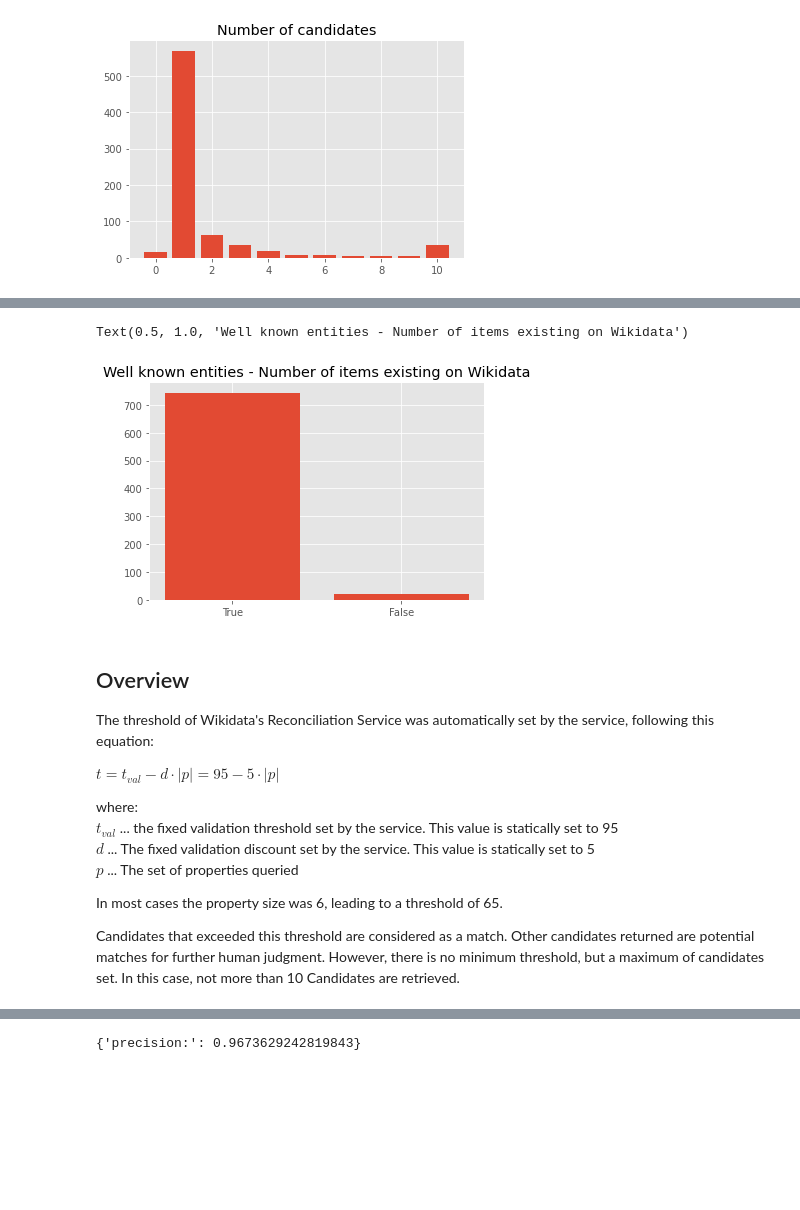
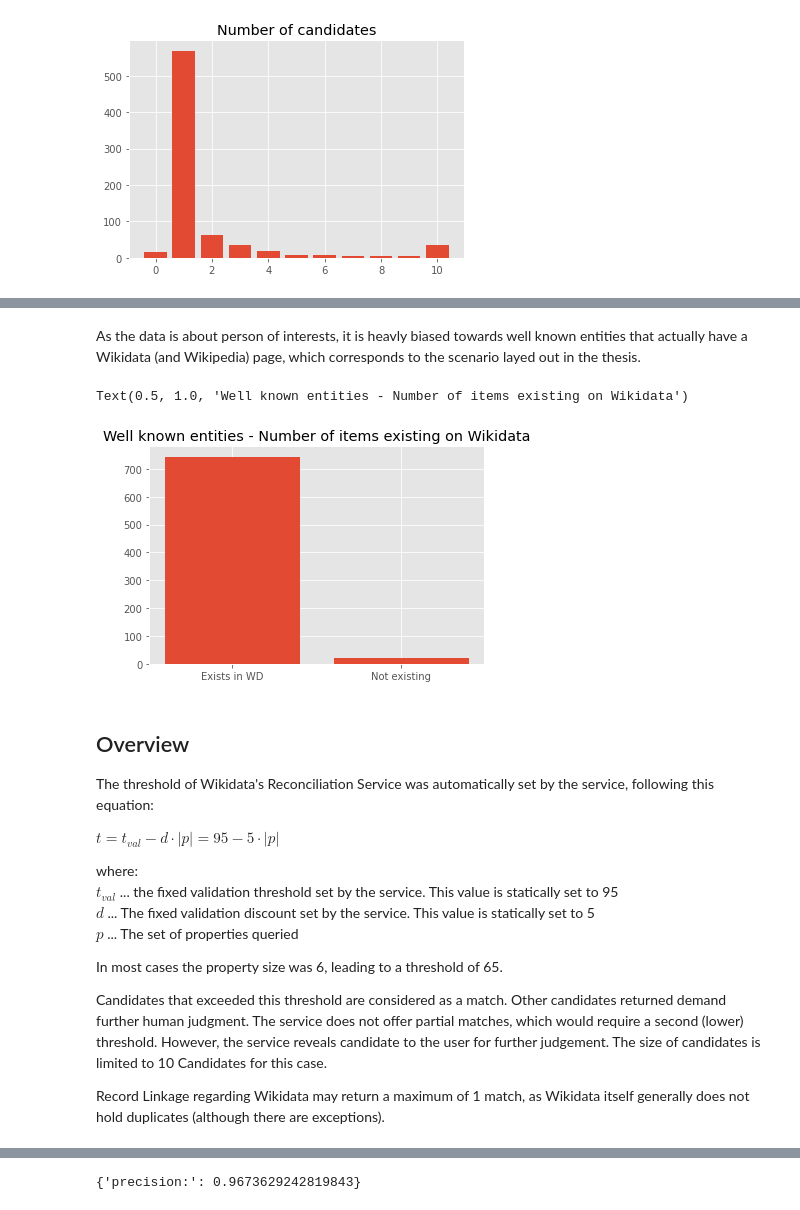
Before and after one commit to PeterWalchhofer/evaluation_bachelor_thesis, a Jupyter notebook: Analysis.ipynb, the cells around one changed output, grey strips where cells are left out. Cells and saved outputs as stored; diff of their text form; code cells hidden in the pictures; blank space fills up the shorter version.

```diff
--- a/Analysis.ipynb
+++ b/Analysis.ipynb
@@ -167,3 +154,9 @@ results = query_endpoint(batch_query)
 # %%
-#json.dump(results, open("./data/intermediate/api_responses.json","w"))
-results = json.load(open("./data/intermediate/api_responses.json"))
+%time
+# Commented out due to reproducibility reasons. API requests take some time and may return different results later on.
+if False:
+    batch_query = create_batch_queries(ftm_persons, "Q5") # Q5 is the Wikidata ID for type "Human".
+    results = query_endpoint(batch_query)
+    #json.dump(results, open("./data/intermediate/api_responses.json","w"))
+else:
+    results = json.load(open("./data/intermediate/api_responses.json"))
@@ -193,7 +170,7 @@ Knitting together API response and data to create a pandas table for further pro
 # %%
 
 intermed_table = []
-header = ["id", "name", "cd_wd_id", "cd_name","cd_match_estimate", "cd_score"]
+header = ["id", "name", "cd_wd_id", "cd_name","cd_match_pred", "cd_score"]
 for result, entity in zip(results, ftm_persons):
     candidates = result["result"]
     if len(candidates) > 0:
@@ -202,12 +179,16 @@ for result, entity in zip(results, ftm_persons):
                 candidate["match"], candidate["score"]])
     # If no results in response
     else:
-        intermed_table.append([entity.id,entity.first("name"), None,
-            None, False, None]) # implicit false made explicit
+        intermed_table.append([entity.id,entity.first("name"), None, None, \
+            False, None]) # implicit false made explicit
 
 cd_table = pandas.DataFrame(intermed_table, columns= header).merge(person_assignments,on="id")
 cd_table["match"] = cd_table["wikidata"] == cd_table["cd_wd_id"]
-
+#cd_table["match"] = np.select([
+#    cd_table["match"]
+#],["match"], default="no_match")
+#cd_table.loc[cd_table["match"]] = "match"
+#cd_table.loc[~cd_table["match"].] = "no_match"
 #cd_table["wikidata"] = cd_table["wikidata"].astype(str)
 #cd_table["cd_wd_id"] = cd_table["cd_wd_id"].astype(str)
 cd_table
@@ -255,14 +236,16 @@ cd_first_candidate
 | fe532c498a07fc06380579af855e68389... | Andrea Michaela Schartel | Q19501935 | Andrea-Michaela Schartel | True | 76.470588 | Q19501935 | True |
 | fea62afd157dd3f7ec3253d21547bb3b0... | Irene Neumann-Hartberger | Q81616188 | Irene Neumann-Hartberger | True | 76.470588 | Q81616188 | True |
 766 rows × 7 columns
+# %% [markdown]
+As the data is about person of interests, it is heavly biased towards well known entities that actually have a Wikidata (and Wikipedia) page, which corresponds to the scenario layed out in the thesis.
 # %%
 has_match = ~cd_first_candidate["wikidata"].isna()
 has_match.value_counts()
-plt.bar(["True", "False"],has_match.value_counts())
+plt.bar(["Exists in WD", "Not existing"],has_match.value_counts())
 plt.title("Well known entities - Number of items existing on Wikidata")
 # %% [output]
 Text(0.5, 1.0, 'Well known entities - Number of items existing on Wikidata')
-[figure, old version]
+[figure, new version]
 # %% [markdown]
 ## Overview
 The threshold of Wikidata's Reconciliation Service was automatically set by the service, following this equation:
@@ -276,4 +259,6 @@ $p$ ... The set of properties queried
 
 In most cases the property size was 6, leading to a threshold of 65.
 
-Candidates that exceeded this threshold are considered as a match. Other candidates returned are potential matches for further human judgment. However, there is no minimum threshold, but a maximum of candidates set. In this case, not more than 10 Candidates are retrieved.
+Candidates that exceeded this threshold are considered as a match. Other candidates returned demand further human judgment. The service does not offer partial matches, which would require a second (lower) threshold. However, the service reveals candidate to the user for further judgement. The size of candidates is limited to 10 Candidates for this case.
+
+Record Linkage regarding Wikidata may return a maximum of 1 match, as Wikidata itself generally does not hold duplicates (although there are exceptions).
```
Also changed, not shown: parts of 46 cells of this notebook.
